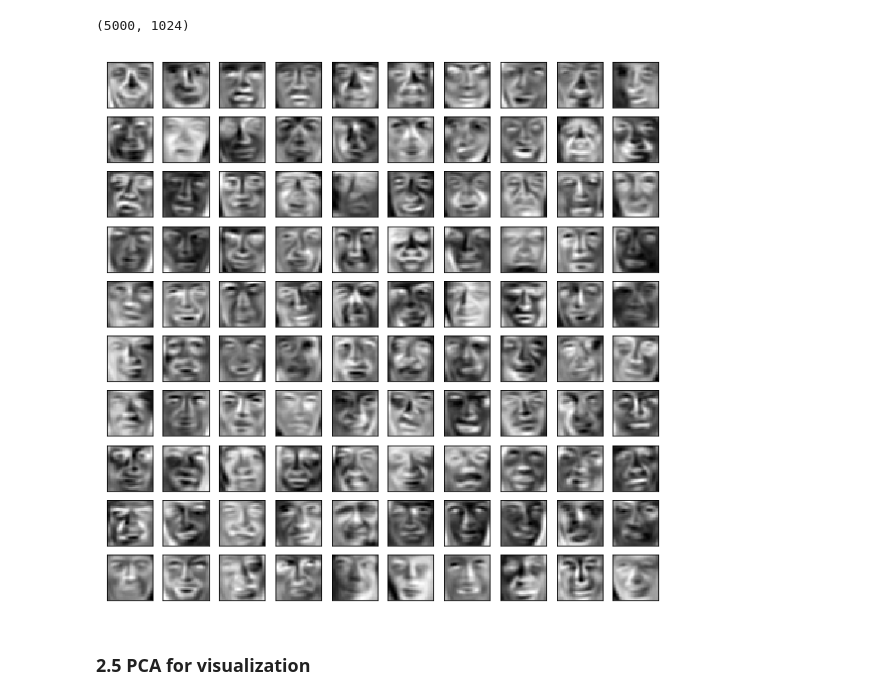
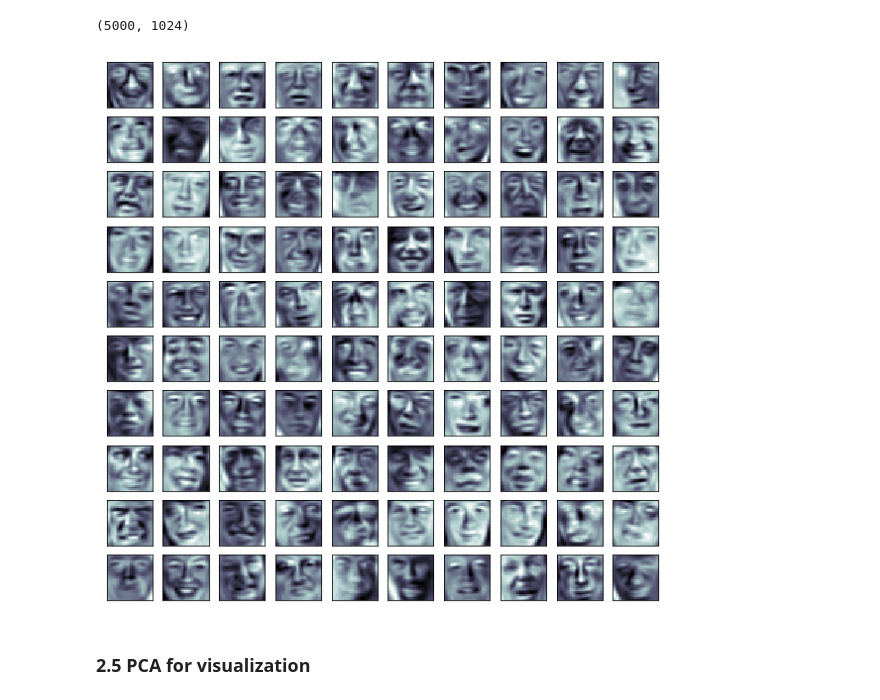
Before and after one commit to qinhanmin2014/machine-learning-Andrew-Ng, a Jupyter notebook: homework (Python)/ex7/ex7 K-means Clustering and Principal Component Analysis.ipynb, the cells around one changed output. Saved outputs shown, nothing was run; the diff lists cells and outputs as text; code cells hidden in the pictures.

```diff
--- a/homework (Python)/ex7/ex7 K-means Clustering and Principal Component Analysis.ipynb
+++ b/homework (Python)/ex7/ex7 K-means Clustering and Principal Component Analysis.ipynb
@@ -242,7 +242,7 @@ plt.figure(figsize=(10, 10))
 for i in range(100):
     plt.subplot(10, 10, i + 1)
     plt.imshow(X[i].reshape((32, 32)).T,
-               cmap=plt.cm.binary, interpolation='nearest')
+               cmap=plt.cm.bone, interpolation='nearest')
     plt.xticks([])
     plt.yticks([])
 plt.show()
@@ -256,7 +256,7 @@ plt.figure(figsize=(6, 6))
 for i in range(36):
     plt.subplot(6, 6, i + 1)
     plt.imshow(U[:, i].reshape((32, 32)).T,
-               cmap=plt.cm.binary, interpolation='nearest')
+               cmap=plt.cm.bone, interpolation='nearest')
     plt.xticks([])
     plt.yticks([])
 plt.show()
@@ -276,14 +276,14 @@ print(X_rec.shape)
 # %%
 plt.figure(figsize=(10, 10))
 for i in range(100):
     plt.subplot(10, 10, i + 1)
     plt.imshow(X_rec[i].reshape((32, 32)).T,
-               cmap=plt.cm.binary, interpolation='nearest')
+               cmap=plt.cm.bone, interpolation='nearest')
     plt.xticks([])
     plt.yticks([])
 plt.show()
 # %% [output]
-[figure, old version]
+[figure, new version]
 # %% [markdown]
 ### 2.5 PCA for visualization
 # %%
```
Also changed, not shown: parts of 2 cells of this notebook, 1 other file.
